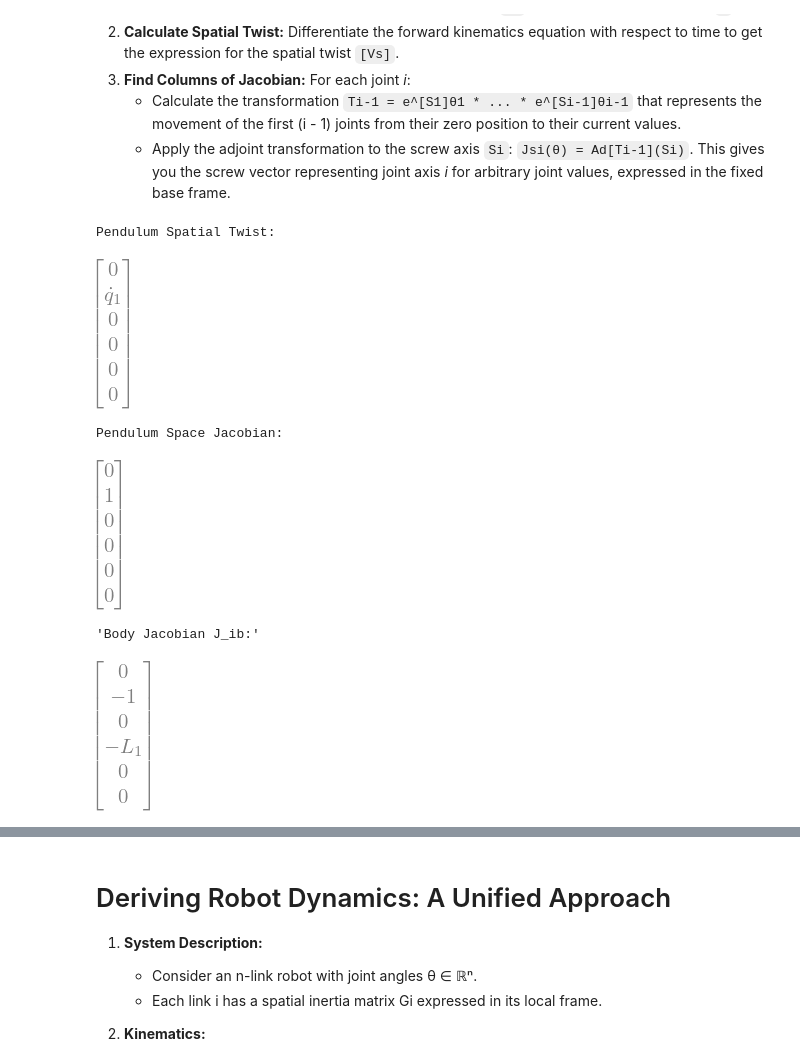
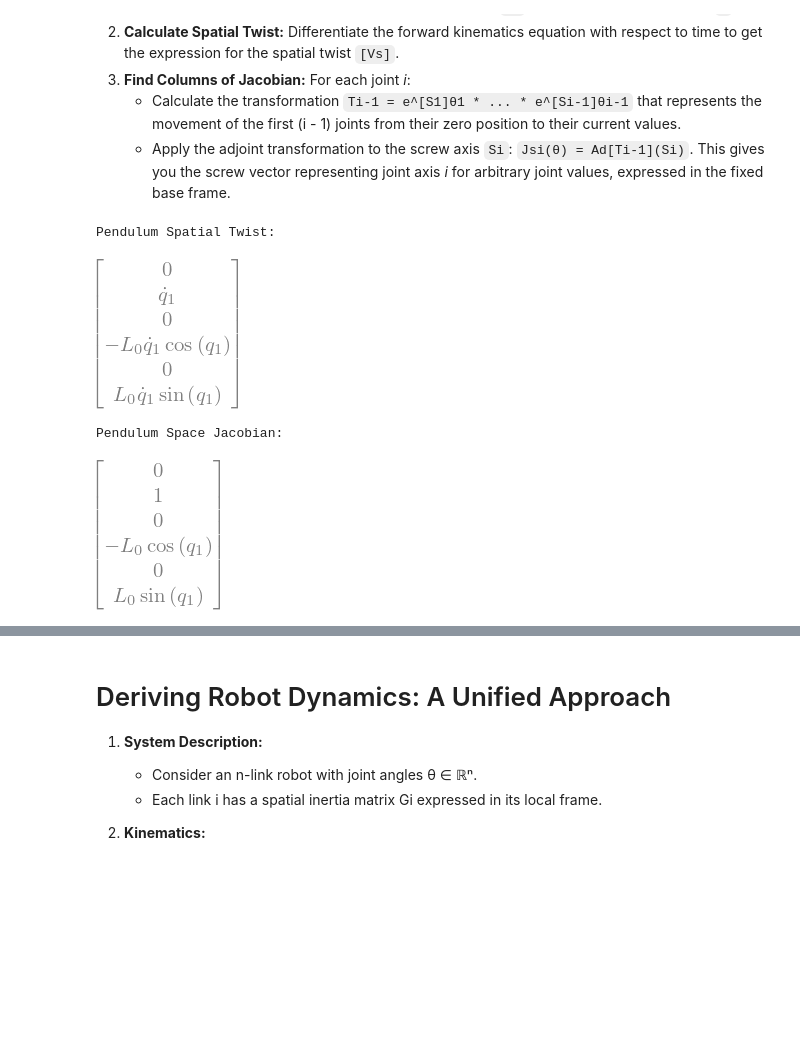
Before and after one commit to AmirSamanMirjalili/Robotics-Exercise, a Jupyter notebook: Code/E6.ipynb, the cells around one changed output, grey strips where cells are left out. Drawn from its saved outputs; the diff is of its cells as text; code cells hidden in the pictures; blank space fills up the shorter version.

Commit message:
spatial jacobian fixed but body not

```diff
--- a/Code/E6.ipynb
+++ b/Code/E6.ipynb
@@ -419,7 +411,7 @@ Values(
 Forward Kinematics
 # %%
 # Use the n_link_forward_kinematics function to get the transformations
-T0i = n_link_forward_kinematics(joint_angles, S, M_home, epsilon)
+T0i = n_link_forward_kinematics(joint_angles, S, M_home, sf.numeric_epsilon)
 
 # Clean and simplify the transformations
 cleaned_T0i = clean_and_simplify_transformations(T0i)
@@ -438,6 +430,6 @@ This is a scara Robot used only for Testing Functions
 # %%
 # Use the n_link_forward_kinematics function to get the transformations
-T0i_scara = n_link_forward_kinematics(scara_joint_angles, scara_S, scara_M_home, epsilon)
+T0i_scara = n_link_forward_kinematics(scara_joint_angles, scara_S, scara_M_home, sf.numeric_epsilon)
 
 # Clean and simplify the transformations
 cleaned_T0i_scara = clean_and_simplify_transformations(T0i_scara)
@@ -495,48 +487,51 @@ def calculate_spatial_twist(T:sf.Pose3, joint_angles):
     Vs = T_dot * T.inv()
     Vs = Vs.simplify()
 
-    # Extract the 6x1 twist vector from the 4x4 matrix
-    twist = sf.Matrix61([
-        Vs[2, 1], Vs[0, 2], Vs[1, 0],
-        Vs[0, 3], Vs[1, 3], Vs[2, 3]
-    ])
+      # Extract the angular velocity components (first three elements)
+    omega = sf.V3(Vs[2, 1], Vs[0, 2], Vs[1, 0])
+
+    # Calculate the linear velocity components
+    v = omega.cross(T[:3, 3])  # Cross product of angular velocity with the position vector
+
+    # Combine angular and linear velocities into a 6x1 twist vector
+    twist = sf.Matrix61(omega.to_flat_list() + v.to_flat_list())
+
 
     return twist
 
 def calculate_body_twist(T, joint_angles):
     """
-    Calculate the body twist by differentiating the inverse of the forward kinematics.
+    Calculate the body twist by transforming the spatial twist.
 
     Args:
-    T (geo.Pose3): Forward kinematics transformation.
+    T (sf.Matrix44): Forward kinematics transformation matrix.
     joint_angles (values.Values): Values object containing symbolic joint angles.
 
     Returns:
     sf.Matrix: Body twist
     """
 
-    # Create symbolic joint velocities using values.Values
-    qdots = values.Values()
-    for i in range(len(joint_angles)):
-        qdots[f"qdot{i+1}"] = sf.Symbol(f"qdot{i+1}")
+    # Calculate spatial twist
+    spatial_twist = calculate_spatial_twist(T, joint_angles)
 
-    # Calculate the time derivative of T^-1
-    T_inv = T.inv()
-    T_inv_dot = sf.Matrix44.zero()
-    for i, (q, qdot) in enumerate(zip(joint_angles, qdots)):
-        T_inv_dot += T_inv.diff(joint_angles[q]) * qdots[qdot]
+    # Extract rotation matrix and translation vector from T
+    R = T[:3, :3]
+    p = T[:3, 3]
+    p_skew = sf.Matrix33.skew_symmetric(p)
 
-    # Calculate the body twist
-    Vb = T_inv_dot * T
-    Vb = Vb.simplify()
+    # Construct the adjoint transformation matrix
+    Ad_T_bs = sf.Matrix66.zero()
+    Ad_T_bs[:3, :3] = R.T
+    Ad_T_bs[3:, 3:] = R.T
+    Ad_T_bs[3:, :3] = -R.T * p_skew
 
-    # Extract the 6x1 twist vector from the 4x4 matrix
-    twist = sf.Matrix61([
-        Vb[2, 1], Vb[0, 2], Vb[1, 0],
-        Vb[0, 3], Vb[1, 3], Vb[2, 3]
-    ])
+    # Transform spatial twist to body twist
+    body_twist = Ad_T_bs * spatial_twist
 
-    return twist
+    # Simplify the result
+    body_twist = body_twist.simplify()
+
+    return body_twist
 
 
 def extract_jacobian_from_twist(twist, qdots):
@@ -585,35 +580,33 @@ def calculate_body_jacobian(T, joint_angles):
 # Define symbolic joint angle and its derivative
 
 # Create symbolic joint angles and velocities using values.Values
 qdots = values.Values()
 
 for i in range(len(joint_angles)):
     qdots[f"qdot{i+1}"] = sf.Symbol(f"qdot{i+1}")
 # Define screw axis (rotation around y-axis)
 S=values.Values(S1=S["S1"])
 # Define end-effector pose at home position (straight down)
 
 
 # Define end-effector pose at home position (straight down)
 
 # Calculate spatial twist
 twist = calculate_spatial_twist(cleaned_T0i[-1], joint_angles)
 print("\nPendulum Spatial Twist:")
 display(twist)
 
 # Extract Space Jacobian from twist
 Js_pendulum = extract_jacobian_from_twist(twist, qdots)
 print("\nPendulum Space Jacobian:")
 display(Js_pendulum)
 
 J_ib = calculate_body_jacobian(cleaned_T0i[-1], joint_angles)
 
 display("Body Jacobian J_ib:")
 display(J_ib)
 # %% [output]
 Pendulum Spatial Twist:
-[figure, old version]
+[figure, new version]
 Pendulum Space Jacobian:
-[figure, old version]
+[figure, new version]
-'Body Jacobian J_ib:'
-[figure, removed]
```
Also changed, not shown: parts of 8 cells of this notebook.
